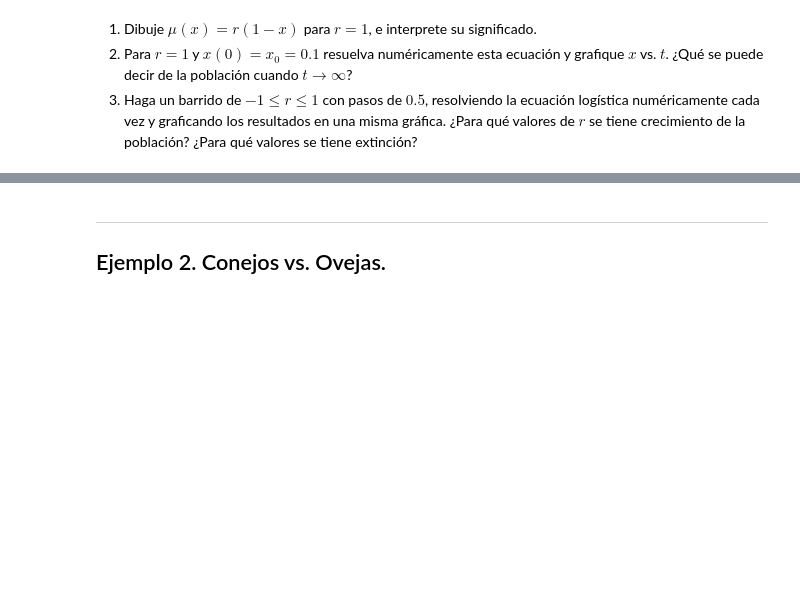
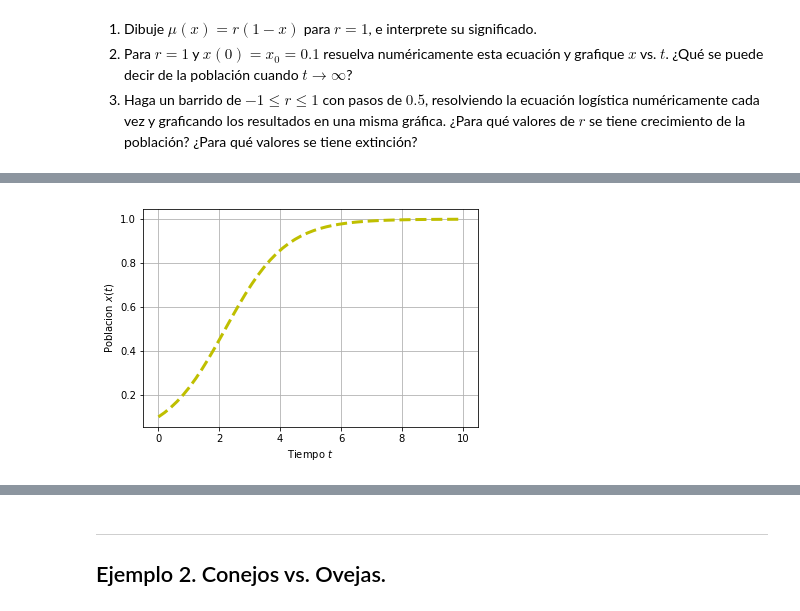
Before and after one commit to luzifi/Simulacion2017, a Jupyter notebook: Modulo1/Clase9_Repaso1(Mod.1).ipynb, the cells around one changed output, grey strips where cells are left out. Saved outputs shown, nothing was run; the diff lists cells and outputs as text; code cells hidden in the pictures; blank space fills up the shorter version.

```diff
--- a/Modulo1/Clase9_Repaso1(Mod.1).ipynb
+++ b/Modulo1/Clase9_Repaso1(Mod.1).ipynb
@@ -22,0 +55,19 @@ Además, $r$ es la tasa de crecimiento máxima de la población.
+# %%
+# Definimos la función que nos pide odeint
+def logistica(x, t):
+    return r*(1-x)*x
+
+x0 = 0.1  # Condición inicial
+tt = np.linspace(0, 10) # Vector de tiempo
+xx = odeint(logistica, x0, tt) # Solución numérica
+# %%
+# Graficamos solución
+plt.figure(figsize=(6,4))
+plt.plot(tt, xx, '--y', linewidth = 3)
+plt.xlabel('Tiempo $t$')
+plt.ylabel('Poblacion $x(t)$')
+plt.grid()
+
+plt.show()
+# %% [output]
+[figure, added]
```
Also changed, not shown: parts of 10 cells of this notebook.
